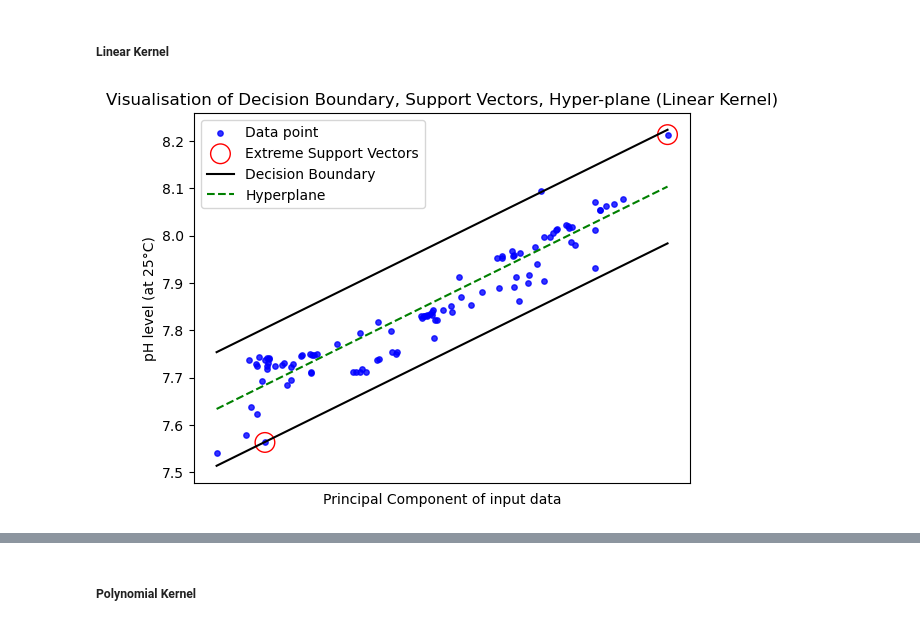
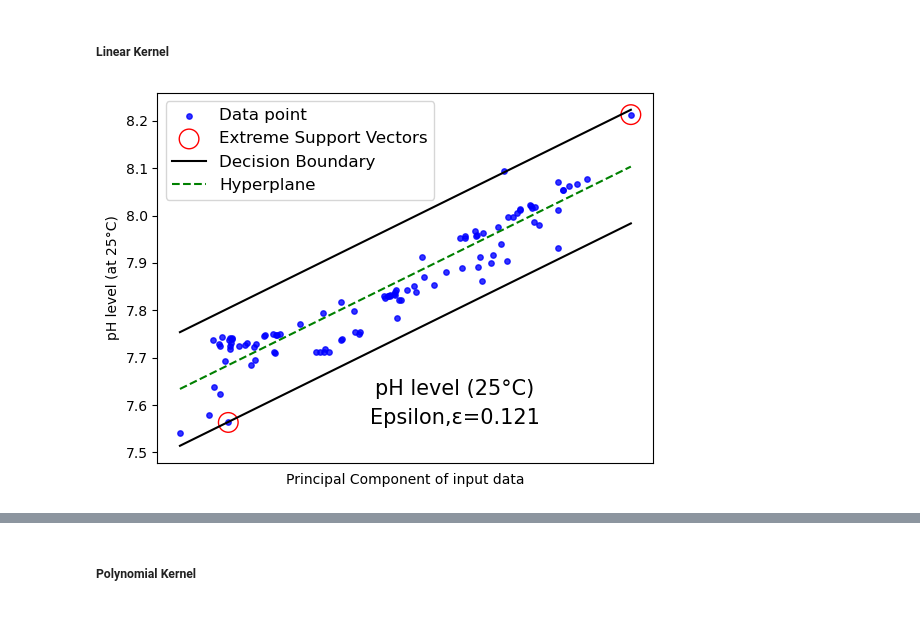
Before and after one commit to asif-saad/Analysis-of-Ocean-Climate, a Jupyter notebook: main.ipynb, the cells around one changed output, grey strips where cells are left out. Drawn from its saved outputs; the diff is of its cells as text; code cells hidden in the pictures.

```diff
--- a/main.ipynb
+++ b/main.ipynb
@@ -1774,7 +1777,6 @@ model_support_vectors=np.stack((positive_support_vector,negative_support_vector)
 fig = plt.figure()
 ax = fig.add_subplot(1,1,1)
 plt.xticks([])
-plt.title("Visualisation of Decision Boundary, Support Vectors, Hyper-plane (Linear Kernel)")
 ax.set_ylabel("pH level (at 25°C)")
 ax.set_xlabel("Principal Component of input data")
 plt.scatter(x_test1,y_test1,marker='o',c='b',s=15,alpha=0.8,label="Data point")
@@ -1792,33 +1794,34 @@ hyp_x_min = datarange[0]
 hyp_x_max = datarange[1]
 
 
 
 
 for i in range(x_test1.shape[0]):
     if(hyp_x_min==x_test1[i]):
         psv1=pred_y[i]+epsilon
         break
 
 
 for i in range(x_test1.shape[0]):
     if(hyp_x_max==x_test1[i]):
         psv2=pred_y[i]+epsilon
         break
 ax.plot([hyp_x_min,hyp_x_max],[psv1,psv2], 'k',label="Decision Boundary")
 
 # (w.x+b) = -epsilon
 # negative support vector hyperplane
 nsv1 = psv1-2*epsilon
 nsv2 = psv2-2*epsilon
 ax.plot([hyp_x_min,hyp_x_max],[nsv1,nsv2], 'k')
 
 # # (w.x+b) = 0
 # # positive support vector hyperplane
 db1 = psv1-epsilon
 db2 = psv2-epsilon
 ax.plot([hyp_x_min,hyp_x_max],[db1,db2], 'g--',linewidth=1.5,label="Hyperplane")
-
-plt.legend()
+ax.text(0.6, 0.2, 'pH level (25°C)', ha='center', va='center', fontsize=15,transform=ax.transAxes)
+ax.text(0.6, 0.12, 'Epsilon,ε=0.121', ha='center', va='center', fontsize=15,transform=ax.transAxes)
+plt.legend(fontsize=12)
 plt.show()
 # %% [output]
-[figure, old version]
+[figure, new version]
```
Also changed, not shown: parts of 7 cells of this notebook, 6 other files.
